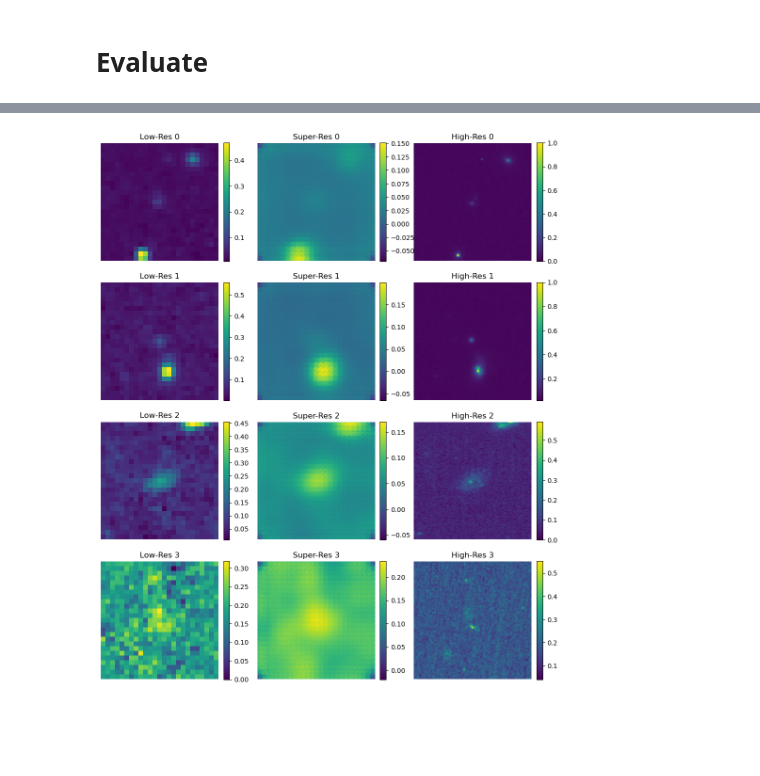
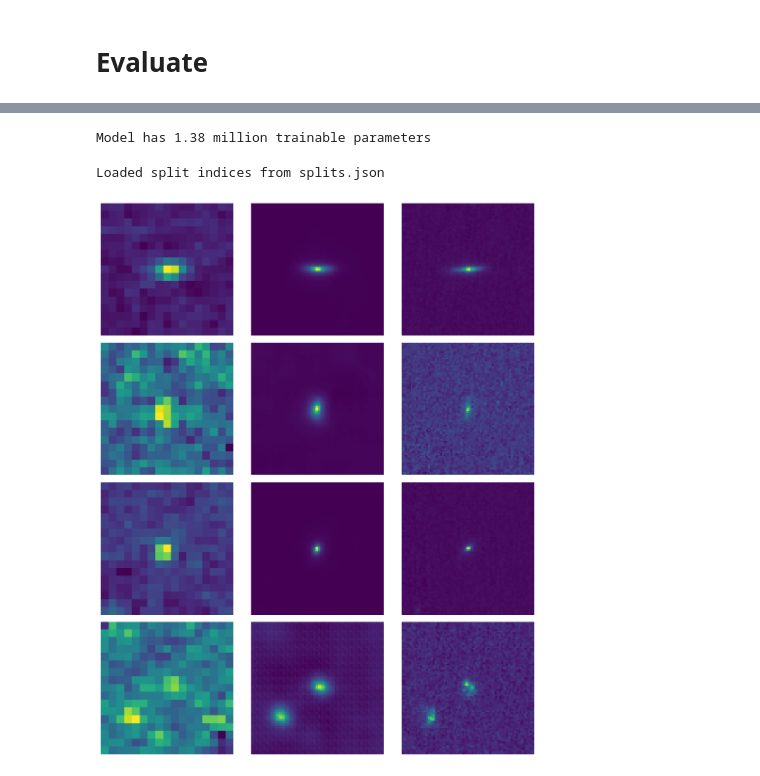
Before and after one commit to xoubish/superNISP, a Jupyter notebook: code/claude_test.ipynb, the cells around one changed output, grey strips where cells are left out. Drawn from its saved outputs; the diff is of its cells as text; code cells hidden in the pictures; blank space fills up the shorter version.

Commit message:
debug, better split

```diff
--- a/code/claude_test.ipynb
+++ b/code/claude_test.ipynb
@@ -519,25 +610,31 @@ Model has 1.38 million trainable parameters
+# %%
+def count_parameters(model):
+    return sum(p.numel() for p in model.parameters() if p.requires_grad)
+
+print(f"Model has {count_parameters(model) / 1e6:.2f} million trainable parameters")
+# %% [output]
+Model has 1.38 million trainable parameters
+# %%
+# === Define test loader ===
+from dataset import SuperResolutionDataset
+from torch.utils.data import DataLoader
+
+# === Load full dataset and apply same splits ===
+full_dataset = SuperResolutionDataset(
+    "../data/Nisp_train_cosmos.hdf5",
+    "../data/Nircam_train_cosmos.hdf5",
+    split='train',  # Or ignore if unused in class
+    sample_fraction=1.0
+)
+
+# === Get consistent test split ===
+splits = get_data_splits(full_dataset, val_split=0.2, test_split=0.1)
+test_ds = splits["test"]
+# %% [output]
+Loaded split indices from splits.json
 # %%
-import torch
-from torch.utils.data import DataLoader
-import matplotlib.pyplot as plt
-import random
-
-# === Load trained model ===
-#checkpoint_path = "super_resolution_model_test.pth"
-device = torch.device("cuda" if torch.cuda.is_available() else "cpu")
-
-#model = EuclidToJWSTSuperResolution(num_rrdb=6, features=48).to(device)
-#model.load_state_dict(torch.load(checkpoint_path, map_location=device))
-model.eval()
-
-# === Define test loader ===
 test_loader = DataLoader(
-    SuperResolutionDataset(
-        "../data/Nisp_train_cosmos.hdf5",
-        "../data/Nircam_train_cosmos.hdf5",
-        split="test",           # Assuming you have a "test" split in your HDF5 files
-        sample_fraction=1.0
-    ),
+    test_ds,
     batch_size=4,
     shuffle=False,
     num_workers=2,
@@ -549,42 +646,36 @@ random_batch_idx = random.randint(0, len(test_loader) - 1)
 for i, (lr_batch, hr_batch) in enumerate(test_loader):
     if i == random_batch_idx:
         break
 
 lr_batch, hr_batch = lr_batch.to(device), hr_batch.to(device)
 
 # === Inference ===
 with torch.no_grad(), torch.cuda.amp.autocast():
     sr_batch = model(lr_batch).cpu()
 
 # === Convert to numpy for visualization ===
 lr_batch_np = lr_batch.cpu().numpy()
 sr_batch_np = sr_batch.numpy()
 hr_batch_np = hr_batch.cpu().numpy()
 
 # === Plot results ===
-num_images = min(4, lr_batch_np.shape[0])
+num_images = max(4, lr_batch_np.shape[0])
 fig, axes = plt.subplots(num_images, 3, figsize=(10, 12))
 
 for i in range(num_images):
     # Low-Res
-    img1 = axes[i, 0].imshow(lr_batch_np[i, 0], cmap='viridis')
-    axes[i, 0].set_title(f"Low-Res {i}")
+    img1 = axes[i, 0].imshow(lr_batch_np[i, 0][4:-4,4:-4], cmap='viridis')
     axes[i, 0].axis("off")
-    fig.colorbar(img1, ax=axes[i, 0], fraction=0.046, pad=0.04)
 
     # Super-Resolved
-    img2 = axes[i, 1].imshow(sr_batch_np[i, 0], cmap='viridis')
-    axes[i, 1].set_title(f"Super-Res {i}")
+    img2 = axes[i, 1].imshow(sr_batch_np[i, 0][20:-20,20:-20], cmap='viridis')
     axes[i, 1].axis("off")
-    fig.colorbar(img2, ax=axes[i, 1], fraction=0.046, pad=0.04)
 
     # Ground Truth
-    img3 = axes[i, 2].imshow(hr_batch_np[i, 0], cmap='viridis')
-    axes[i, 2].set_title(f"High-Res {i}")
+    img3 = axes[i, 2].imshow(hr_batch_np[i, 0][20:-20,20:-20], cmap='viridis')
     axes[i, 2].axis("off")
-    fig.colorbar(img3, ax=axes[i, 2], fraction=0.046, pad=0.04)
 
 plt.tight_layout()
-plt.show()
+plt.savefig('claude_result.png')
 # %% [output]
-[figure, old version]
+[figure, new version]
```
Also changed, not shown: parts of 4 cells of this notebook, 4 other files.
